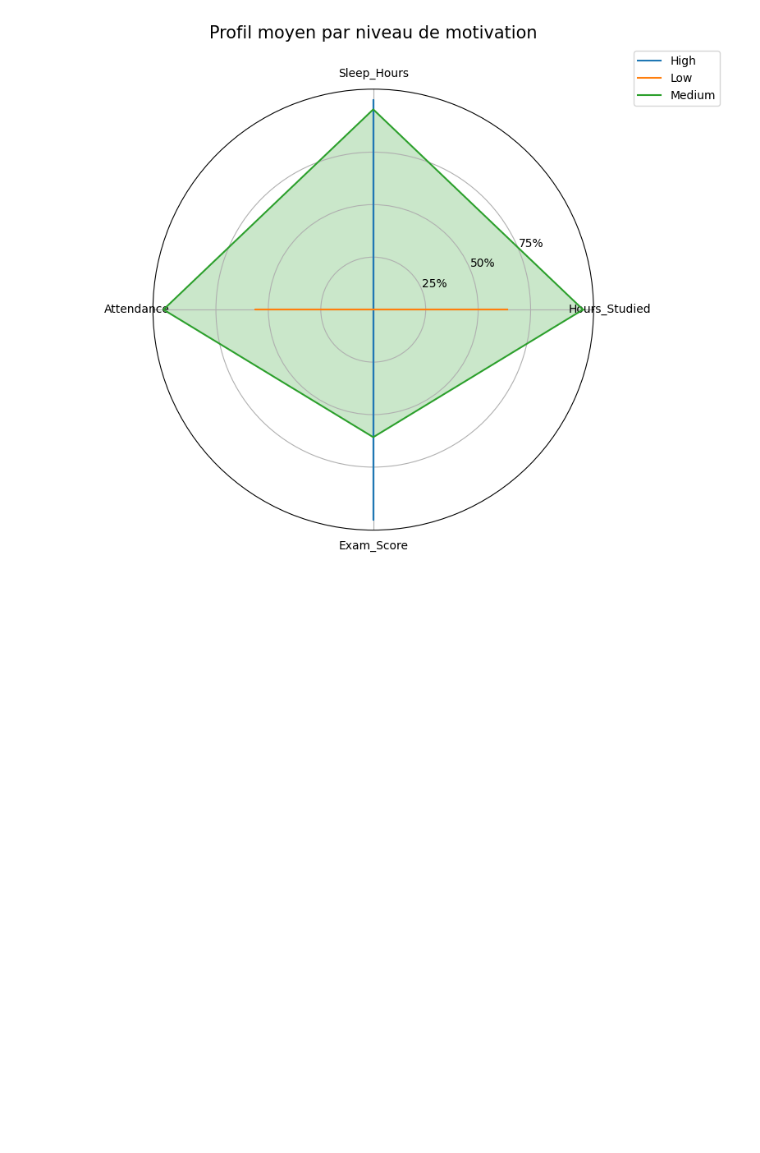
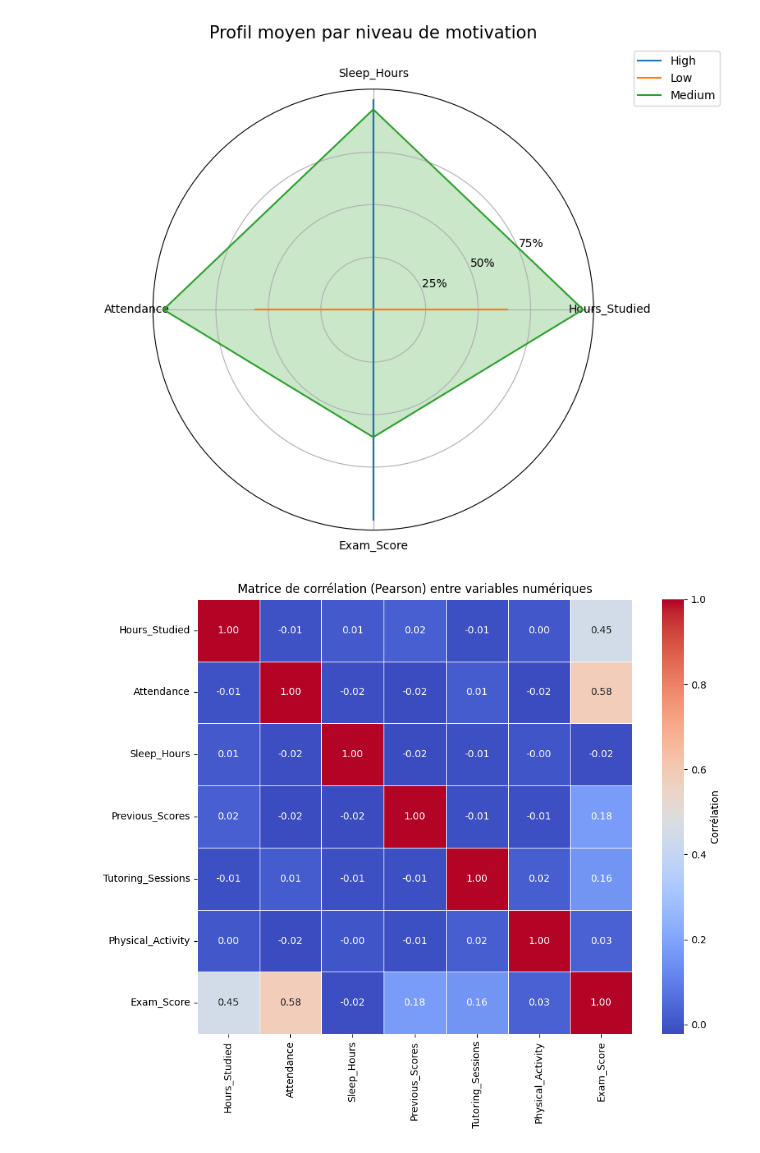
Before and after one commit to emnabnk/Projet-traitement-de-donnees, a Jupyter notebook: Notebook Projet.ipynb, the cells around one changed output. Drawn from its saved outputs; the diff is of its cells as text; code cells hidden in the pictures; blank space fills up the shorter version.

```diff
--- a/Notebook Projet.ipynb
+++ b/Notebook Projet.ipynb
@@ -226,3 +226,19 @@ plt.tight_layout()
 plt.show()
 # %% [output]
 [figure]
+# %%
+import seaborn as sns
+numeric_df = df.select_dtypes(include=['float64', 'int64'])
+
+# Calcul de la matrice de corrélation (Pearson par défaut)
+corr_matrix = numeric_df.corr(method='pearson')
+
+# Création de la heatmap
+plt.figure(figsize=(10, 8))
+sns.heatmap(corr_matrix, annot=True, cmap='coolwarm', fmt=".2f", square=True, linewidths=0.5, cbar_kws={'label': 'Corrélation'})
+
+plt.title('Matrice de corrélation (Pearson) entre variables numériques')
+plt.tight_layout()
+plt.show()
+# %% [output]
+[figure, added]
```
Also changed, not shown: parts of 3 cells of this notebook.
